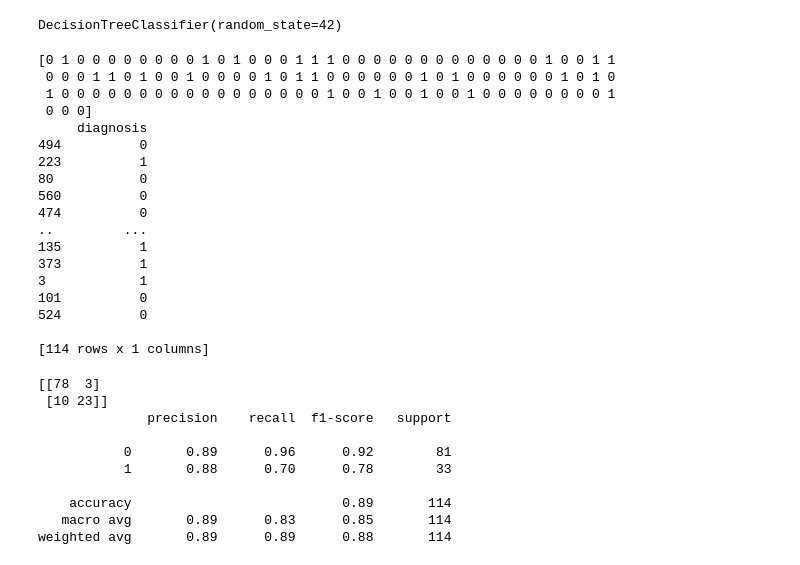
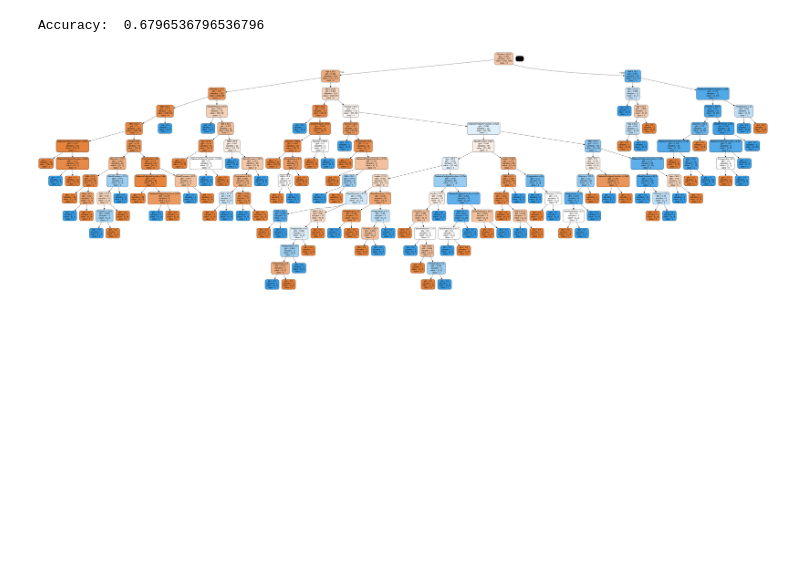
Before and after one commit to Eserhimas/Fundamentals, a Jupyter notebook: ML_Basics_Decision_Tree_Classifier.ipynb, the cells around one changed output. Saved outputs shown, nothing was run; the diff lists cells and outputs as text; code cells hidden in the pictures; blank space fills up the shorter version.

```diff
--- a/ML_Basics_Decision_Tree_Classifier.ipynb
+++ b/ML_Basics_Decision_Tree_Classifier.ipynb
@@ -70,46 +32,17 @@ y = pd.DataFrame(df.iloc[:,-1])
+# %%
+features = ['Pregnancies', 'Insulin', 'BMI', 'Age', 'Glucose', 'BloodPressure', "DiabetesPedigreeFunction"]
+
+X = pima[features]
+y = pima.Outcome
 # %%
-X_train, X_test, y_train, y_test = train_test_split(X, y, test_size=0.20)
+X_train, X_test, y_train, y_test = train_test_split(X, y, test_size=0.3, random_state=42)
-# %%
-dt_class = DecisionTreeClassifier(criterion='gini', random_state=42, max_depth=None, min_samples_leaf=1)
-
-dt_class.fit(X_train, y_train)
-# %% [output]
-DecisionTreeClassifier(random_state=42)
-# %%
-y_pred = dt_class.predict(X_test)
-
-print(y_pred)
-print(y_test)
-# %% [output]
-[0 1 0 0 0 0 0 0 0 0 1 0 1 0 0 0 1 1 1 0 0 0 0 0 0 0 0 0 0 0 0 0 1 0 0 1 1
- 0 0 0 1 1 0 1 0 0 1 0 0 0 0 1 0 1 1 0 0 0 0 0 0 1 0 1 0 0 0 0 0 0 1 0 1 0
- 1 0 0 0 0 0 0 0 0 0 0 0 0 0 0 0 0 0 1 0 0 1 0 0 1 0 0 1 0 0 0 0 0 0 0 0 1
- 0 0 0]
-     diagnosis
-494          0
-223          1
-80           0
-560          0
-474          0
-..         ...
-135          1
-373          1
-3            1
-101          0
-524          0
-
-[114 rows x 1 columns]
-# %%
-print(confusion_matrix(y_test, y_pred))
-print(classification_report(y_test, y_pred))
-# %% [output]
-[[78  3]
- [10 23]]
-              precision    recall  f1-score   support
-
-           0       0.89      0.96      0.92        81
-           1       0.88      0.70      0.78        33
-
-    accuracy                           0.89       114
-   macro avg       0.89      0.83      0.85       114
-weighted avg       0.89      0.89      0.88       114
+# %%
+dtc = DecisionTreeClassifier()
+
+dtc = dtc.fit(X_train, y_train)
+
+y_pred = dtc.predict(X_test)
+# %%
+print('Accuracy: ',metrics.accuracy_score(y_test, y_pred))
+# %% [output]
+Accuracy:  0.6796536796536796
@@ -115,0 +54,13 @@ weighted avg       0.89      0.89      0.88       114
+# %%
+dot_d = StringIO()
+
+export_graphviz(dtc, out_file=dot_d,
+                filled=True, rounded=True,
+                special_characters=True, feature_names =features,
+                class_names=['0', '1'])
+
+graph = pydotplus.graph_from_dot_data(dot_d.getvalue())
+graph.write_png('diabetes.png')
+Image(graph.create_png())
+# %% [output]
+[figure, added]
```
Also changed, not shown: parts of 15 cells of this notebook.
